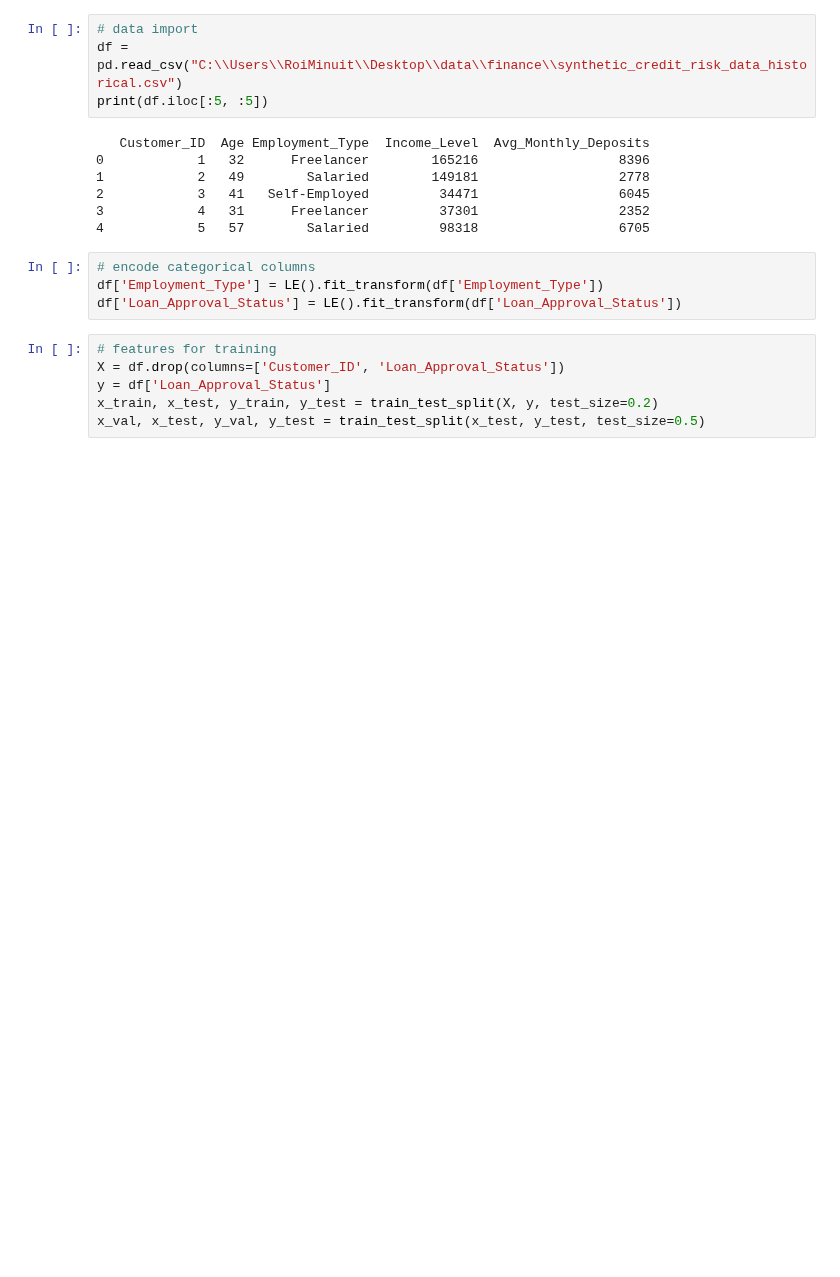
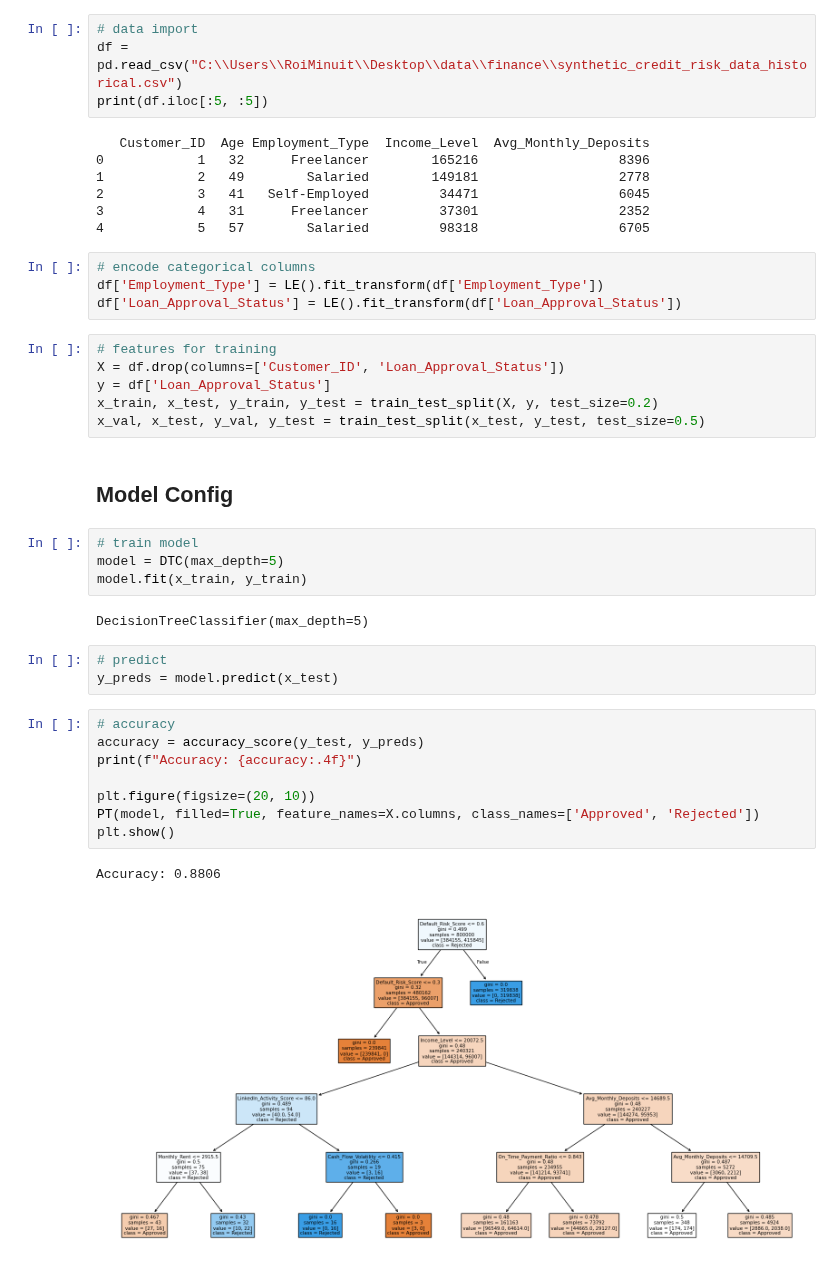
Before and after one commit to llouis01/Code-Gym, a Jupyter notebook: finance/feature_engineering.ipynb, the cells around one changed output. Saved outputs shown, nothing was run; the diff lists cells and outputs as text; blank space fills up the shorter version.

Commit message:
88.9 accuracy

```diff
--- a/finance/feature_engineering.ipynb
+++ b/finance/feature_engineering.ipynb
@@ -25,3 +29,25 @@ X = df.drop(columns=['Customer_ID', 'Loan_Approval_Status'])
 y = df['Loan_Approval_Status']
 x_train, x_test, y_train, y_test = train_test_split(X, y, test_size=0.2)
 x_val, x_test, y_val, y_test = train_test_split(x_test, y_test, test_size=0.5)
+# %% [markdown]
+## Model Config ##
+# %%
+# train model
+model = DTC(max_depth=5)
+model.fit(x_train, y_train)
+# %% [output]
+DecisionTreeClassifier(max_depth=5)
+# %%
+# predict
+y_preds = model.predict(x_test)
+# %%
+# accuracy
+accuracy = accuracy_score(y_test, y_preds)
+print(f"Accuracy: {accuracy:.4f}")
+
+plt.figure(figsize=(20, 10))
+PT(model, filled=True, feature_names=X.columns, class_names=['Approved', 'Rejected'])
+plt.show()
+# %% [output]
+Accuracy: 0.8806
+[figure, added]
```
Also changed, not shown: parts of 3 cells of this notebook.
